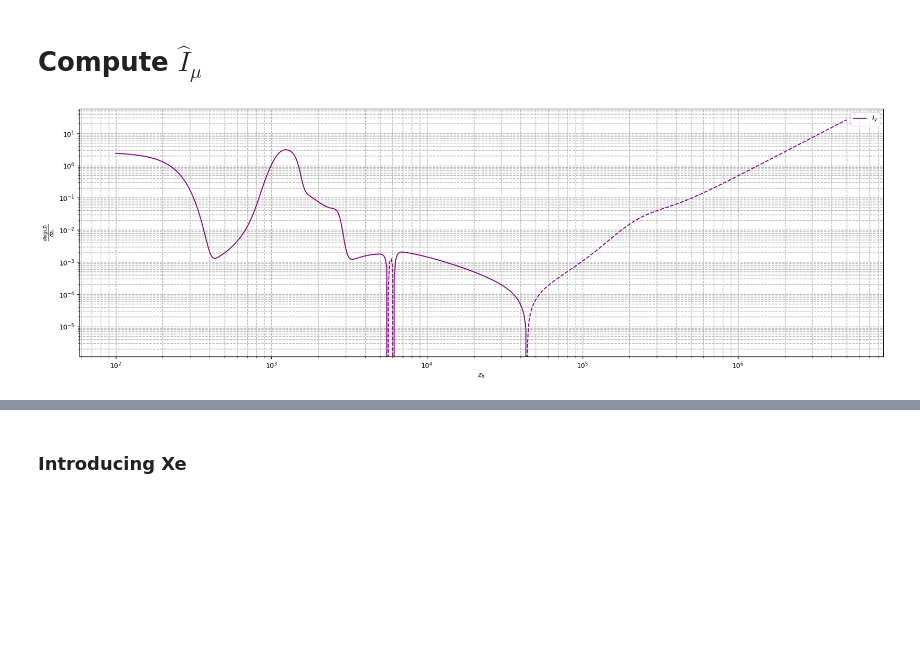
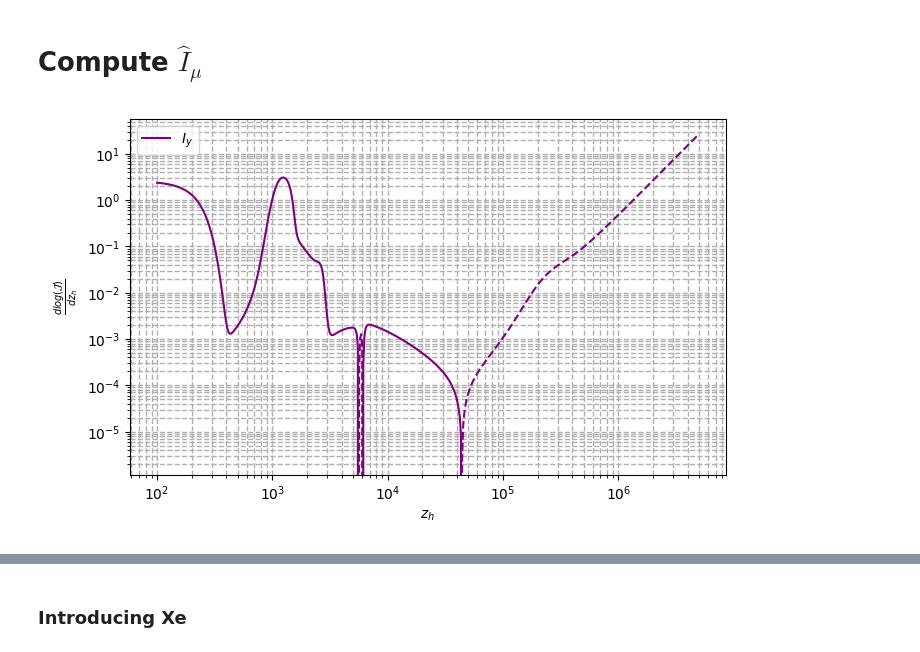
Before and after one commit to Sareva00/CMB-SD, a Jupyter notebook: full_greens.ipynb, the cells around one changed output, grey strips where cells are left out. Drawn from its saved outputs; the diff is of its cells as text; code cells hidden in the pictures; blank space fills up the shorter version.

```diff
--- a/full_greens.ipynb
+++ b/full_greens.ipynb
@@ -6,6 +6,9 @@ import math
 import os
 from matplotlib.ticker import ScalarFormatter
 from scipy.interpolate import CubicSpline
+from my_plot import set_size
+width =  508.0
+%matplotlib widget
 # %%
 colors = plt.colormaps['plasma'].resampled(85)
 # %%
@@ -341,35 +345,35 @@ for i in range (len(z_vis)):
 # %%
 der = np.gradient(np.log(Jbb),np.log(z_vis))
 
-fig, ax = plt.subplots( figsize=(18, 6))
+fig, ax = plt.subplots( figsize=set_size(width))
 #fig.suptitle(f"Late time visibility function with hubble cooling ")
 
 ax.plot(z_vis, der, color = "purple", label= "$I_y$")
 ax.plot(z_vis, -der, color = "purple", linestyle = "dashed")
 
 ax.set_xscale('log')
 ax.set_yscale('log')
 #ax.set_xlim([100, 10000])
 ax.set_ylabel("$\\frac{dlog(\mathcal{J})}{dz_h}$")
 ax.set_xlabel("$z_h$")
 #ax1.set_title("All $\Delta$ I_N curves")
 ax.grid(True, which = 'both',  linestyle='--', linewidth=1)
 ax.legend()
 
 
 
 
 
 #ax.yaxis.set_major_formatter(ScalarFormatter())
 #ax.ticklabel_format(axis='y', style='sci', scilimits=(0, 0),useMathText=True) #only y axis, it does not work on the log scale
 
 #ax.xaxis.set_major_formatter(ScalarFormatter())
 #ax.ticklabel_format(axis='x', style='sci', scilimits=(0, 0),useMathText=True) #only y axis, it does not work on the log scale
 
 plt.tight_layout()
 plt.show()
 # %% [output]
-[figure, old version]
+[figure, new version]
 # %%
 der_dc = np.gradient(np.log(Jref(z_vis)),np.log(z_vis))
 
```
Also changed, not shown: parts of 16 cells of this notebook, 5 other files.
